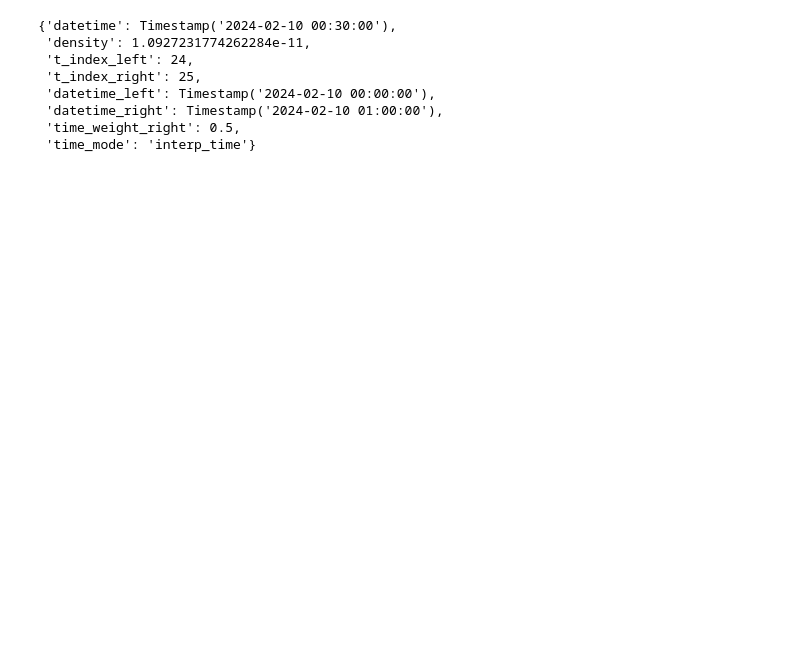
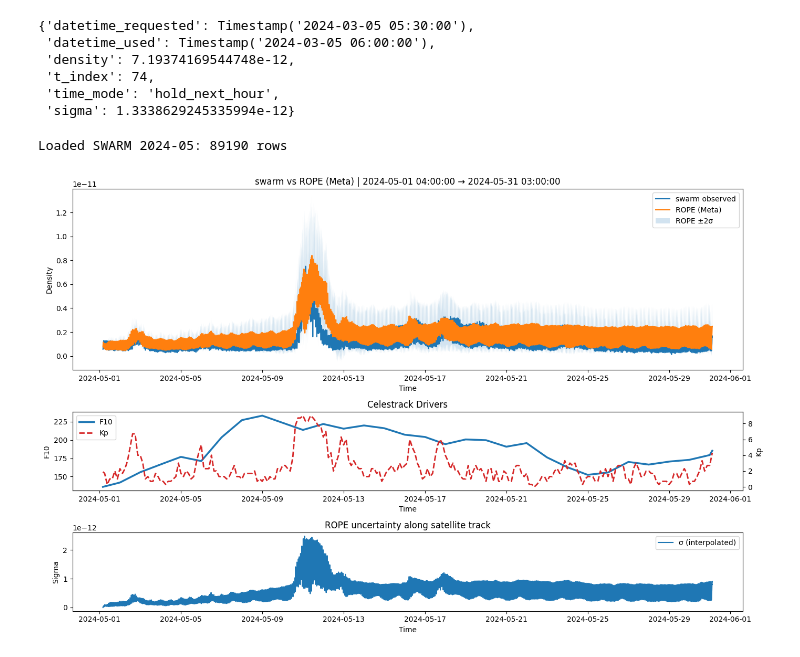
Before and after one commit to anirudh53/ROPE_META, a Jupyter notebook: Demo.ipynb, the cells around one changed output. Drawn from its saved outputs; the diff is of its cells as text; code cells hidden in the pictures; blank space fills up the shorter version.

```diff
--- a/Demo.ipynb
+++ b/Demo.ipynb
@@ -35,11 +38,9 @@ out2 = q.query("2024-02-10 00:30:00", lst=10.5, lat=25.0, alt_km=400.0, time_mod
-# %%
-out2
-# %% [output]
-{'datetime': Timestamp('2024-02-10 00:30:00'),
- 'density': 1.0927231774262284e-11,
- 't_index_left': 24,
- 't_index_right': 25,
- 'datetime_left': Timestamp('2024-02-10 00:00:00'),
- 'datetime_right': Timestamp('2024-02-10 01:00:00'),
- 'time_weight_right': 0.5,
- 'time_mode': 'interp_time'}
+# %%
+out1
+# %% [output]
+{'datetime_requested': Timestamp('2024-03-05 05:30:00'),
+ 'datetime_used': Timestamp('2024-03-05 06:00:00'),
+ 'density': 7.19374169544748e-12,
+ 't_index': 74,
+ 'time_mode': 'hold_next_hour',
+ 'sigma': 1.3338629245335994e-12}
@@ -45,0 +49,10 @@ out2
+# %%
+df_eval = compare_against_satellite(
+    satellite_name="swarm",
+    start_time="2024-05-01 04:00:00",
+    horizon=720,
+    device="cuda"
+)
+# %% [output]
+Loaded SWARM 2024-05: 89190 rows
+[figure, added]
```
Also changed, not shown: parts of 6 cells of this notebook.
